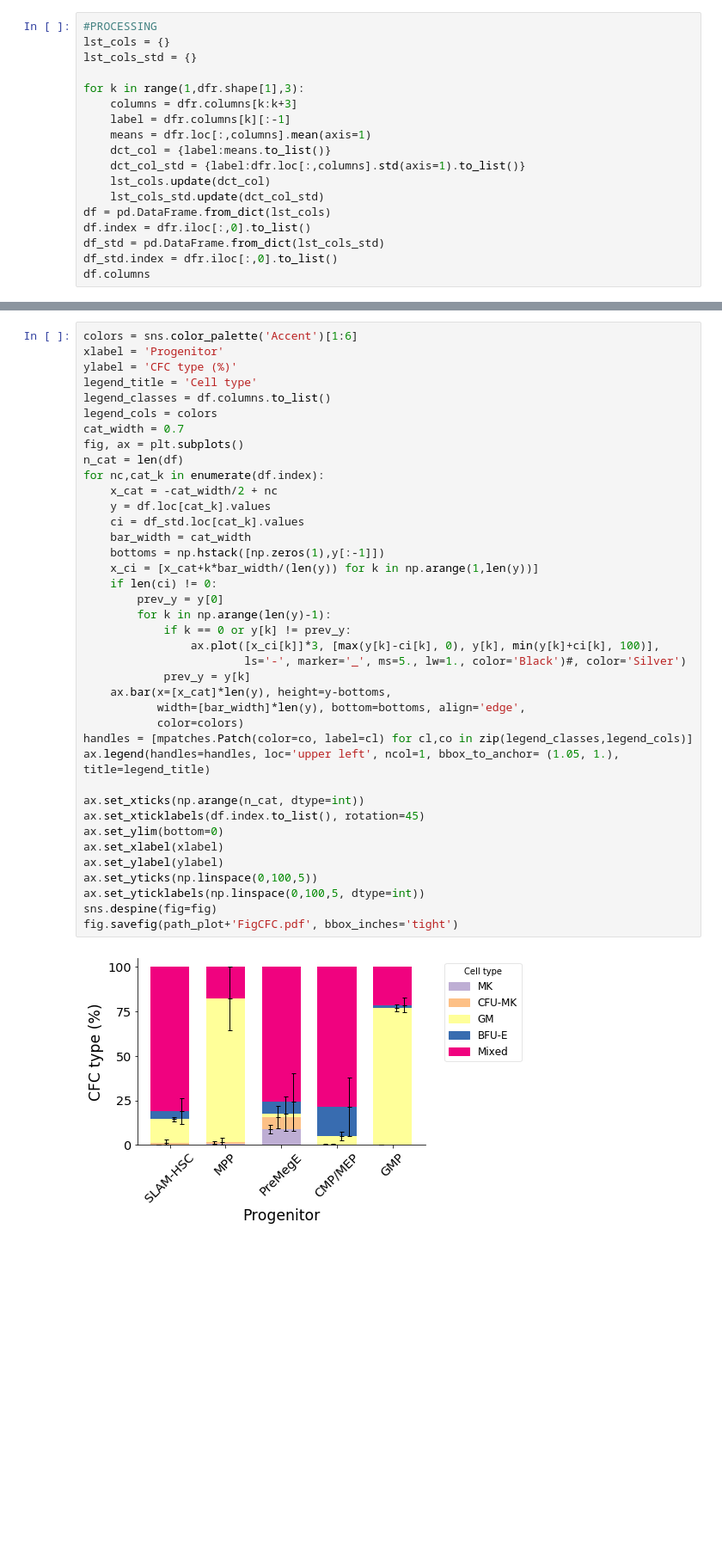
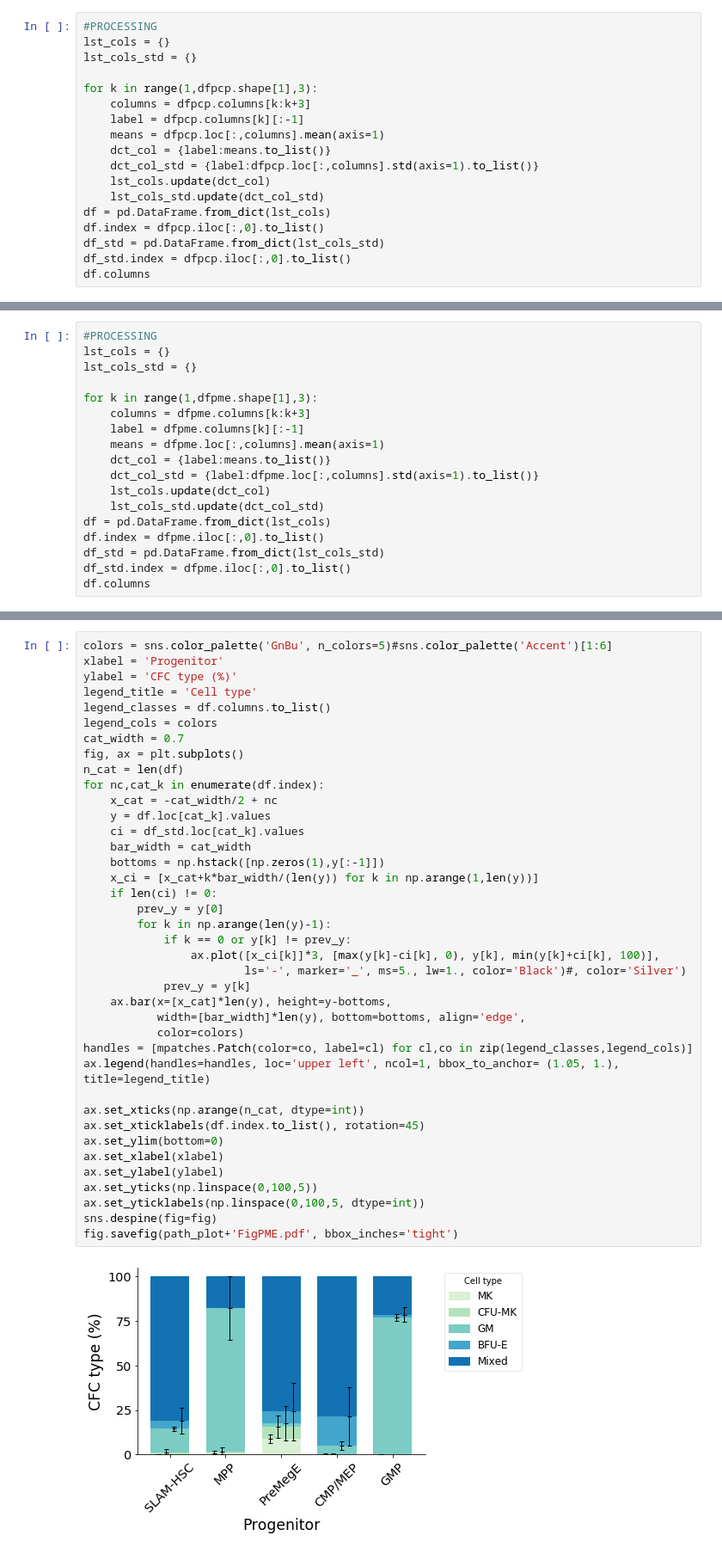
Before and after one commit to GiulioPr/Generational_multiplex_analysis, a Jupyter notebook: 2b_extra_bar_plot.ipynb, the cells around one changed output, grey strips where cells are left out. Shown at 86% size. Cells and saved outputs as stored; diff of their text form; blank space fills up the shorter version.

Commit message:
4 extra bar plots

```diff
--- a/2b_extra_bar_plot.ipynb
+++ b/2b_extra_bar_plot.ipynb
@@ -46,17 +64,17 @@ dfe = dfe.drop(['GMP'], axis=1)
 lst_cols = {}
 lst_cols_std = {}
 
-for k in range(1,dfr.shape[1],3):
-    columns = dfr.columns[k:k+3]
-    label = dfr.columns[k][:-1]
-    means = dfr.loc[:,columns].mean(axis=1)
+for k in range(1,dfpcp.shape[1],3):
+    columns = dfpcp.columns[k:k+3]
+    label = dfpcp.columns[k][:-1]
+    means = dfpcp.loc[:,columns].mean(axis=1)
     dct_col = {label:means.to_list()}
-    dct_col_std = {label:dfr.loc[:,columns].std(axis=1).to_list()}
+    dct_col_std = {label:dfpcp.loc[:,columns].std(axis=1).to_list()}
     lst_cols.update(dct_col)
     lst_cols_std.update(dct_col_std)
 df = pd.DataFrame.from_dict(lst_cols)
-df.index = dfr.iloc[:,0].to_list()
+df.index = dfpcp.iloc[:,0].to_list()
 df_std = pd.DataFrame.from_dict(lst_cols_std)
-df_std.index = dfr.iloc[:,0].to_list()
+df_std.index = dfpcp.iloc[:,0].to_list()
 df.columns
 # %% [output]
@@ -72,0 +124,18 @@ df_std
+# %%
+#PROCESSING
+lst_cols = {}
+lst_cols_std = {}
+
+for k in range(1,dfpme.shape[1],3):
+    columns = dfpme.columns[k:k+3]
+    label = dfpme.columns[k][:-1]
+    means = dfpme.loc[:,columns].mean(axis=1)
+    dct_col = {label:means.to_list()}
+    dct_col_std = {label:dfpme.loc[:,columns].std(axis=1).to_list()}
+    lst_cols.update(dct_col)
+    lst_cols_std.update(dct_col_std)
+df = pd.DataFrame.from_dict(lst_cols)
+df.index = dfpme.iloc[:,0].to_list()
+df_std = pd.DataFrame.from_dict(lst_cols_std)
+df_std.index = dfpme.iloc[:,0].to_list()
+df.columns
@@ -73,5 +144,5 @@ df_std
 # %%
-colors = sns.color_palette('Accent')[1:6]
+colors = sns.color_palette('GnBu', n_colors=5)#sns.color_palette('Accent')[1:6]
 xlabel = 'Progenitor'
 ylabel = 'CFC type (%)'
 legend_title = 'Cell type'
@@ -82,32 +153,32 @@ fig, ax = plt.subplots()
 n_cat = len(df)
 for nc,cat_k in enumerate(df.index):
     x_cat = -cat_width/2 + nc
     y = df.loc[cat_k].values
     ci = df_std.loc[cat_k].values
     bar_width = cat_width
     bottoms = np.hstack([np.zeros(1),y[:-1]])
     x_ci = [x_cat+k*bar_width/(len(y)) for k in np.arange(1,len(y))]
     if len(ci) != 0:
         prev_y = y[0]
         for k in np.arange(len(y)-1):
             if k == 0 or y[k] != prev_y:
                 ax.plot([x_ci[k]]*3, [max(y[k]-ci[k], 0), y[k], min(y[k]+ci[k], 100)],
                         ls='-', marker='_', ms=5., lw=1., color='Black')#, color='Silver')
             prev_y = y[k]
     ax.bar(x=[x_cat]*len(y), height=y-bottoms,
            width=[bar_width]*len(y), bottom=bottoms, align='edge',
            color=colors)
 handles = [mpatches.Patch(color=co, label=cl) for cl,co in zip(legend_classes,legend_cols)]
 ax.legend(handles=handles, loc='upper left', ncol=1, bbox_to_anchor= (1.05, 1.), title=legend_title)
 
 ax.set_xticks(np.arange(n_cat, dtype=int))
 ax.set_xticklabels(df.index.to_list(), rotation=45)
 ax.set_ylim(bottom=0)
 ax.set_xlabel(xlabel)
 ax.set_ylabel(ylabel)
 ax.set_yticks(np.linspace(0,100,5))
 ax.set_yticklabels(np.linspace(0,100,5, dtype=int))
 sns.despine(fig=fig)
-fig.savefig(path_plot+'FigCFC.pdf', bbox_inches='tight')
+fig.savefig(path_plot+'FigPME.pdf', bbox_inches='tight')
 # %% [output]
-[figure, old version]
+[figure, new version]
```
Also changed, not shown: parts of 10 cells of this notebook, 8 other files.
